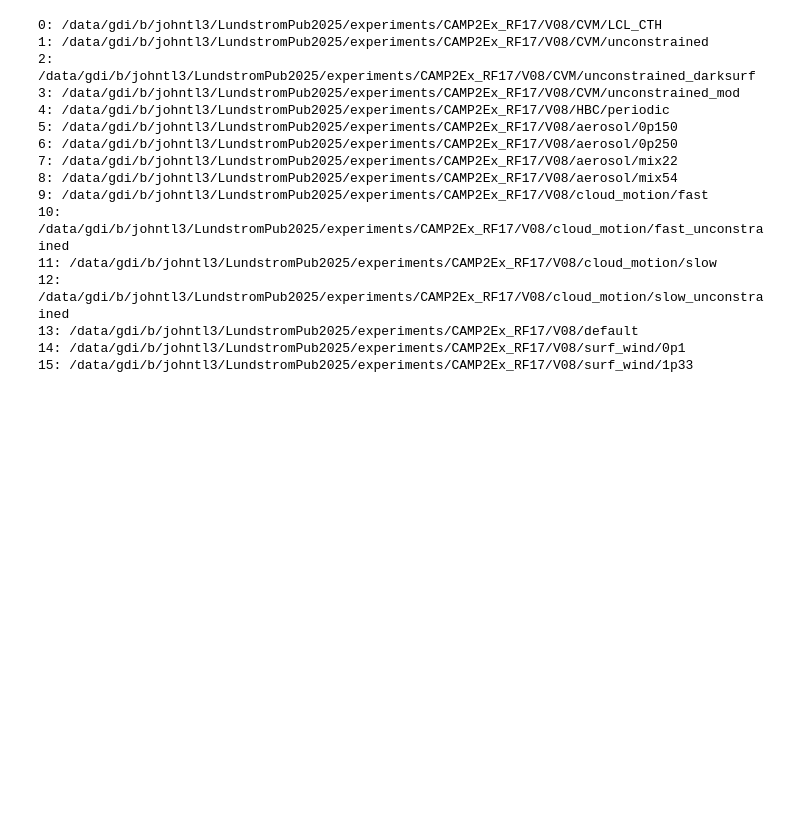
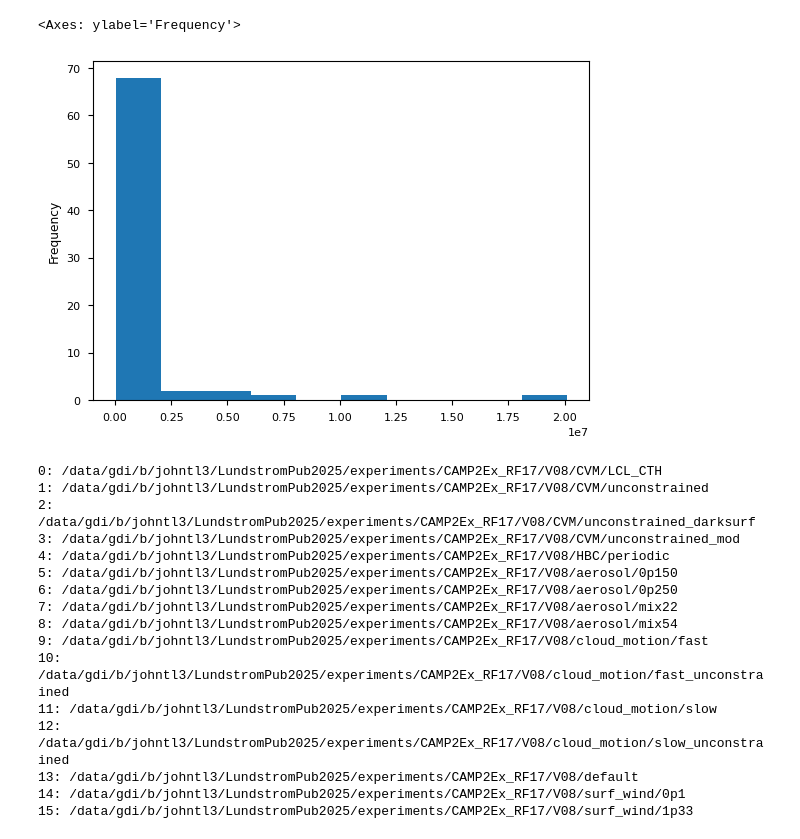
Before and after one commit to jlun17/misr-at3d-camp2ex, a Jupyter notebook: notebooks/figures/CAMP2Ex_insitu.ipynb, the cells around one changed output. Drawn from its saved outputs; the diff is of its cells as text; code cells hidden in the pictures; blank space fills up the shorter version.

Commit message:
[in situ figure] chord length comparison not complete.

```diff
--- a/notebooks/figures/CAMP2Ex_insitu.ipynb
+++ b/notebooks/figures/CAMP2Ex_insitu.ipynb
@@ -105,6 +123,11 @@ df_p3_sub = df_p3[
     )
 ]
 df_p3_sub = df_p3_sub.reset_index().rename(columns={'ext_km':'extinction'})
+# %%
+(np.pi * (0.5 * df_p3_sub.drop_duplicates(subset='cloud_pass')['pass_length'])**2).plot.hist()
+# %% [output]
+<Axes: ylabel='Frequency'>
+[figure, added]
 # %%
 df_p3_at3d = pd.concat([
     df_at3d.loc[:, ['extinction', 'altitude_bin', 'source', 'isVeiled']],
```
Also changed, not shown: parts of 3 cells of this notebook, 1 other file.
